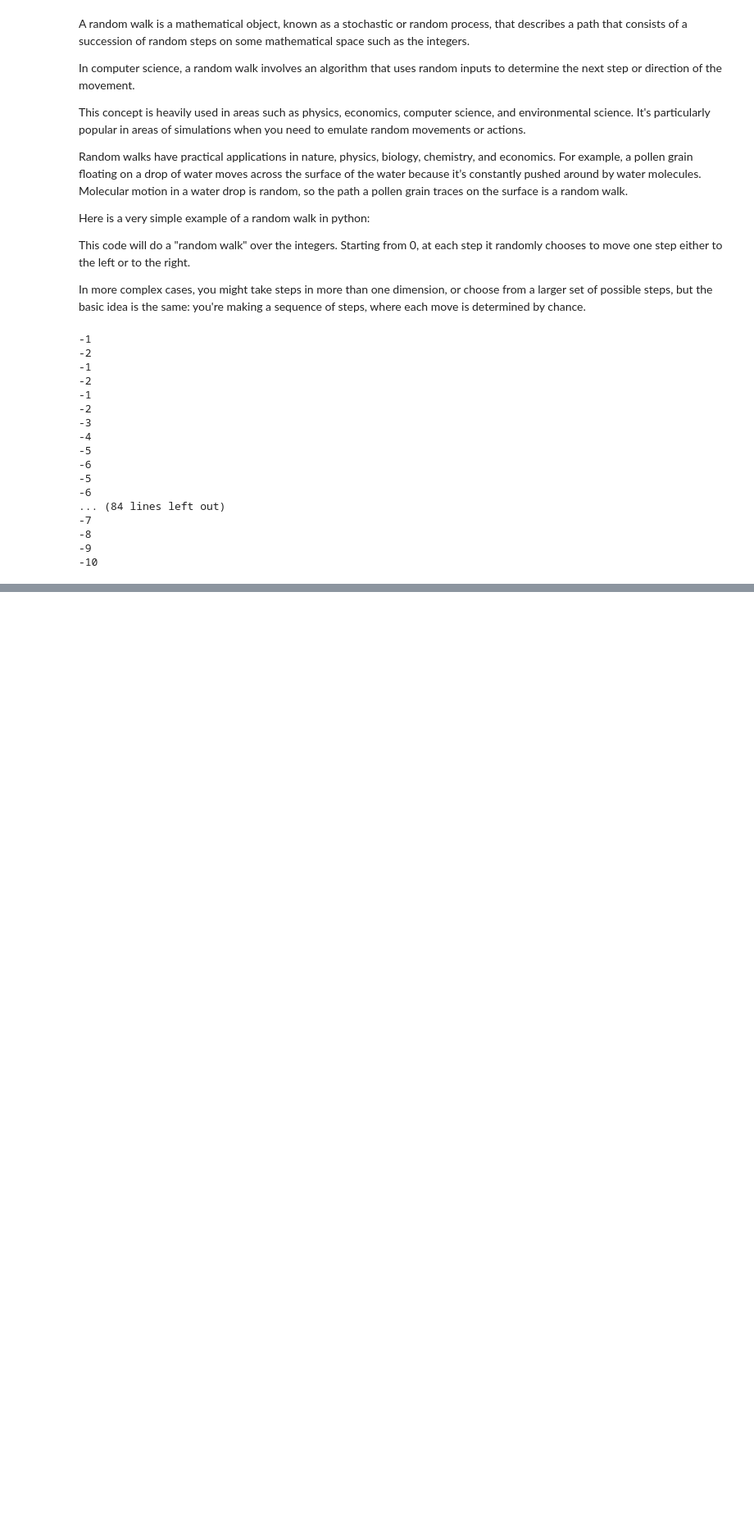
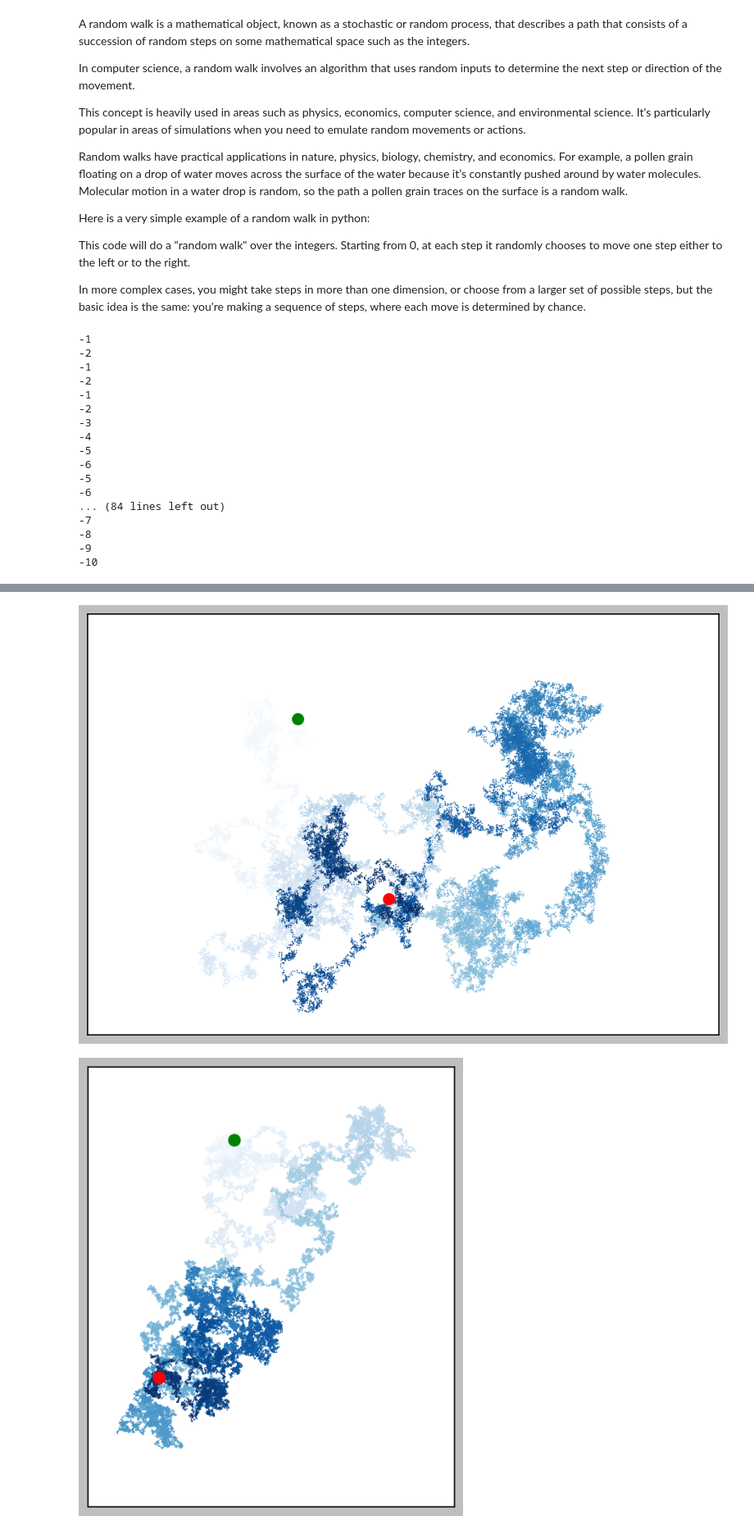
Before and after one commit to jerrywinni/PythonCrashCourse, a Jupyter notebook: PythonCrashCourse_project_data_visualization.ipynb, the cells around one changed output, grey strips where cells are left out. Shown: that part at 82% size. Saved outputs shown, nothing was run; the diff lists cells and outputs as text; code cells hidden in the pictures; blank space fills up the shorter version.

```diff
--- a/PythonCrashCourse_project_data_visualization.ipynb
+++ b/PythonCrashCourse_project_data_visualization.ipynb
@@ -276,0 +256,38 @@ class RandomWalk:
+# %%
+import matplotlib.pyplot as plt
+
+from random_walk import RandomWalk
+
+# Keep making new walks, as long as the program is active.
+while True:
+    # Make a random walk.
+    rw = RandomWalk(50_000)
+    rw.fill_walk()
+
+    # Plot the points in the walk.
+    plt.style.use('classic')
+    fig, ax = plt.subplots(figsize=(10, 6), dpi=128)
+    point_numbers = range(rw.num_points)
+    ax.scatter(rw.x_values, rw.y_values, c=point_numbers, cmap=plt.cm.Blues, edgecolors='none', s=1)
+    """We use range() to generate a list of numbers equal to the number of points in the walk.
+    We assign this list to point_numbers, which we’ll use to set the color of each point in the walk.
+    We pass point_numbers to the c argument, use the Blues colormap, and then pass edgecolors='none' to get rid of the black outline around each point.
+    The result is a plot that varies from light to dark blue, showing exactly how the walk moves from its starting point to its ending point."""
+    ax.set_aspect('equal')
+
+    # Emphasize the first and last points.
+    ax.scatter(0, 0, c='green', edgecolors='none', s=100)
+    ax.scatter(rw.x_values[-1], rw.y_values[-1], c='red', edgecolors='none', s=100)
+
+    # Remove the axes.
+    ax.get_xaxis().set_visible(False)
+    ax.get_yaxis().set_visible(False)
+
+    plt.show()
+
+    keep_running = input("Make another walk? (y/n): ")
+    if keep_running == 'n':
+        break
+# %% [output]
+[figure, added]
+[figure, added]
```
Also changed, not shown: parts of 2 cells of this notebook, 1 other file.
